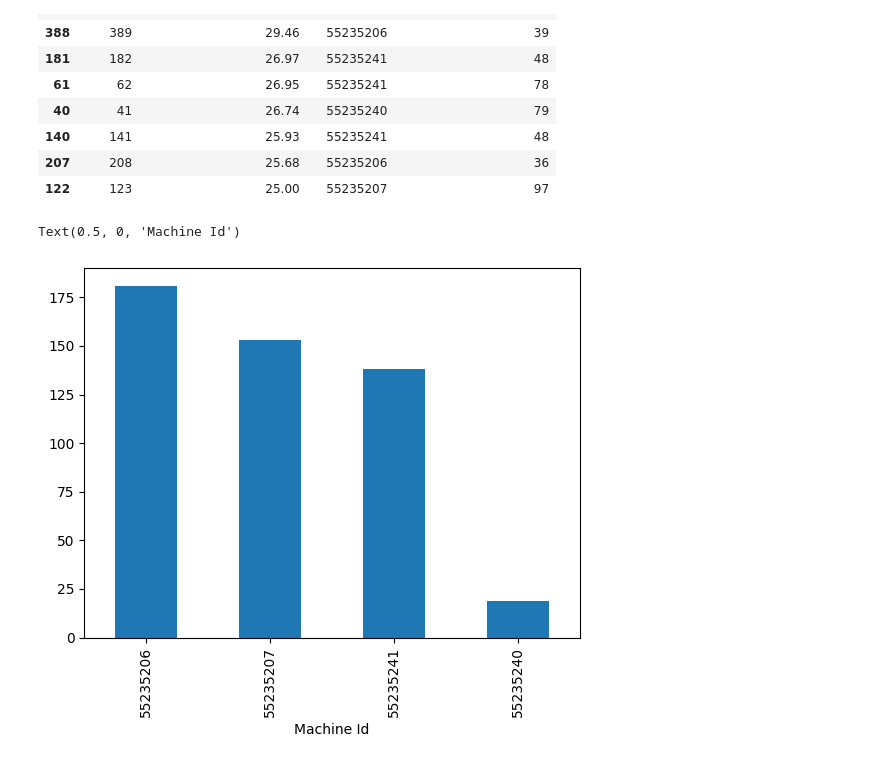
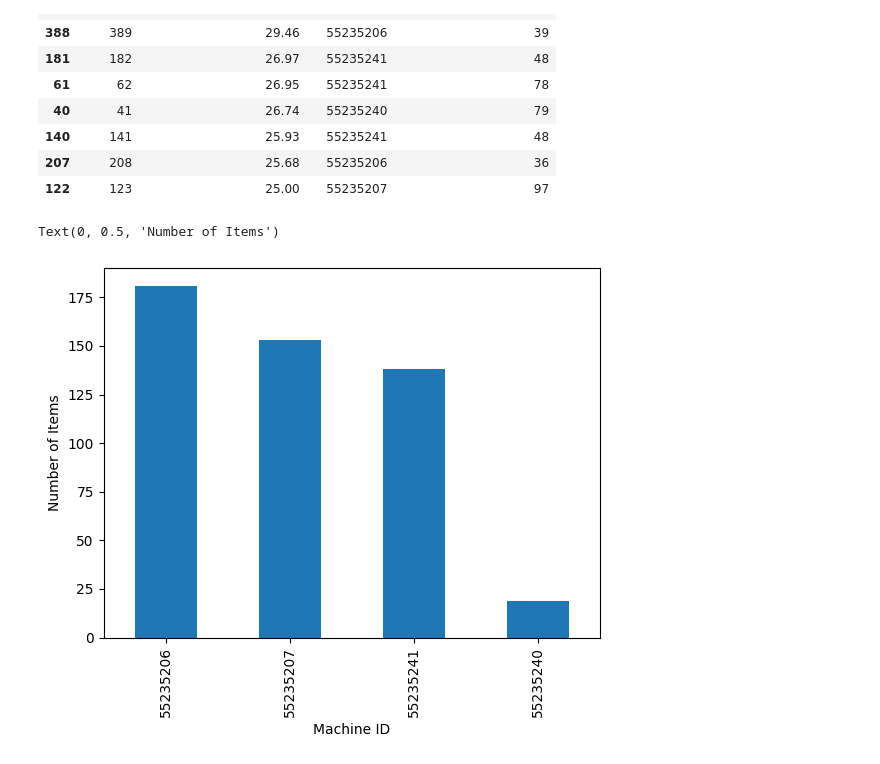
Before and after one commit to AxelGard/hackaping, a Jupyter notebook: data_exploration/turning_data_ac_data_exploration.ipynb, the cells around one changed output. Drawn from its saved outputs; the diff is of its cells as text; code cells hidden in the pictures.

```diff
--- a/data_exploration/turning_data_ac_data_exploration.ipynb
+++ b/data_exploration/turning_data_ac_data_exploration.ipynb
@@ -115,7 +115,8 @@ outliers[['Item Id', 'Operation Time Per PC', 'Machine Id', 'Material Length (mm
 # %%
 # Plot the total number of machines
 df['Machine Id'].value_counts().plot(kind='bar')
-plt.xlabel('Machine Id')
+plt.xlabel('Machine ID')
+plt.ylabel('Number of Items')
 # %% [output]
-Text(0.5, 0, 'Machine Id')
+Text(0, 0.5, 'Number of Items')
-[figure, old version]
+[figure, new version]
```
Also changed, not shown: parts of 1 cell of this notebook.
